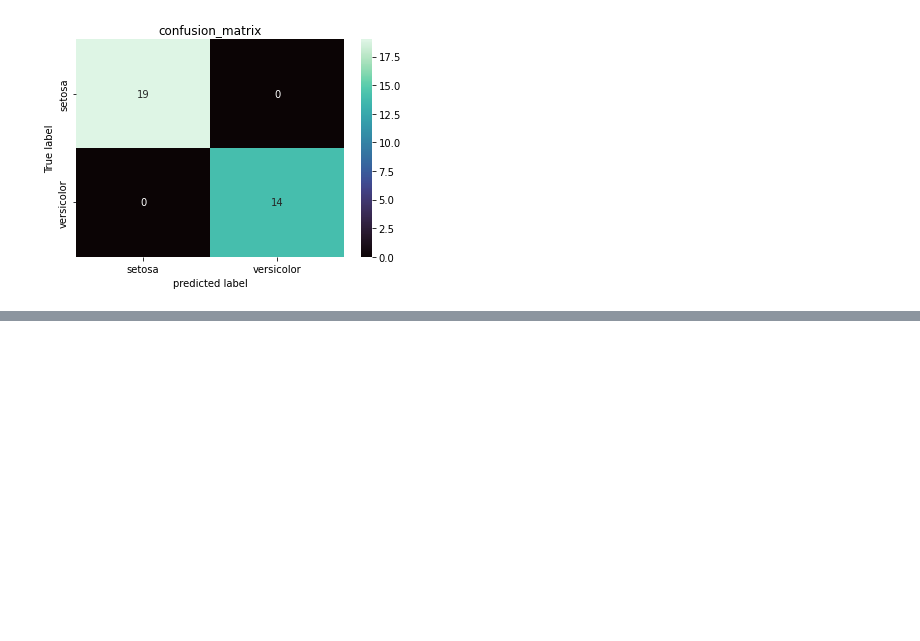
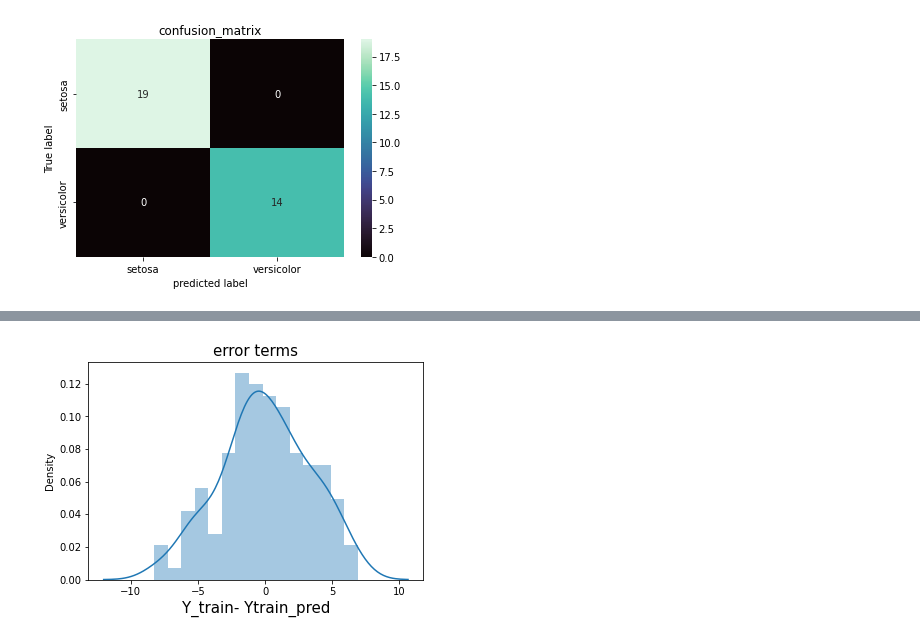
Before and after one commit to santhoshmc/machine-learning, a Jupyter notebook: MachineLearning_Sklearn.ipynb, the cells around one changed output, grey strips where cells are left out. Saved outputs shown, nothing was run; the diff lists cells and outputs as text; code cells hidden in the pictures; blank space fills up the shorter version.

```diff
--- a/MachineLearning_Sklearn.ipynb
+++ b/MachineLearning_Sklearn.ipynb
@@ -203,0 +297,3 @@ plt.show()
+# %%
+# Adding a constant to get an intercept
+X_train_sm=sm.add_constant(X_train)
@@ -203,0 +317,3 @@ plt.show()
+# %%
+#Fitting the regression line using OLS
+lr=sm.OLS(y_train, X_train_sm).fit()
@@ -203,0 +356,15 @@ plt.show()
+# %%
+#Predicting y value using train data
+y_train_pred=lr.predict(X_train_sm)
+
+# Create resuduals from th y train and predicated y data
+res=y_train-y_train_pred
+# %%
+# Plotting the hbistpogram usning the residual values
+fig=plt.figure()
+sns.distplot(res, bins=15)
+plt.title('error terms', fontsize=15)
+plt.xlabel('Y_train- Ytrain_pred', fontsize=15)
+plt.show()
+# %% [output]
+[figure, added]
```
Also changed, not shown: parts of 28 cells of this notebook.
